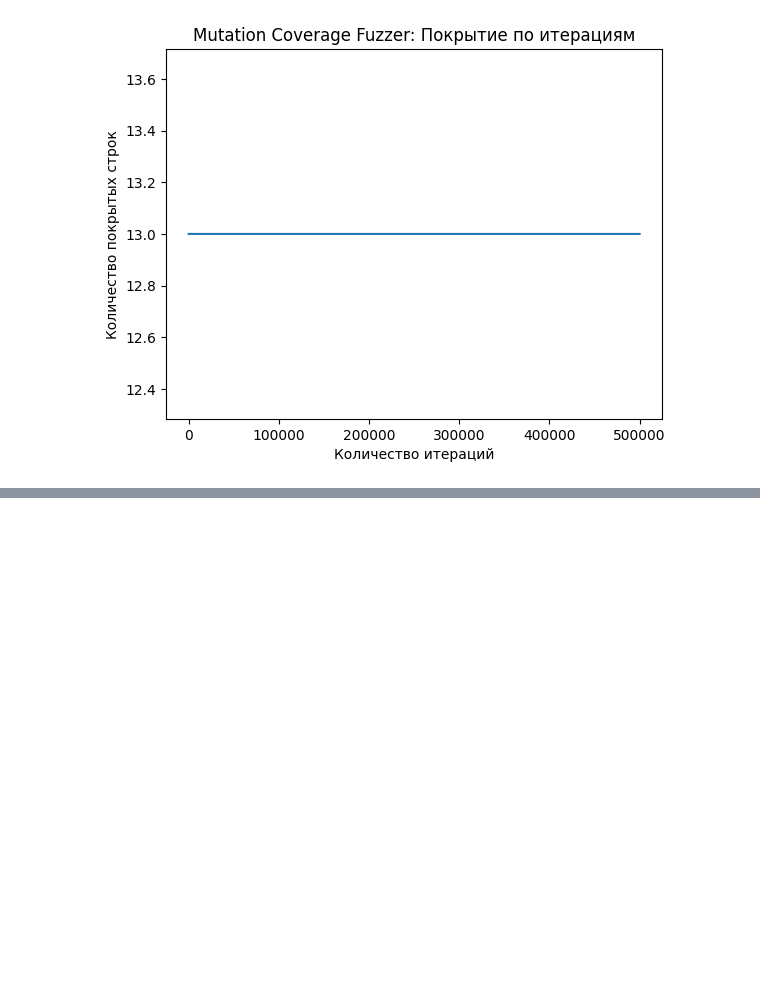
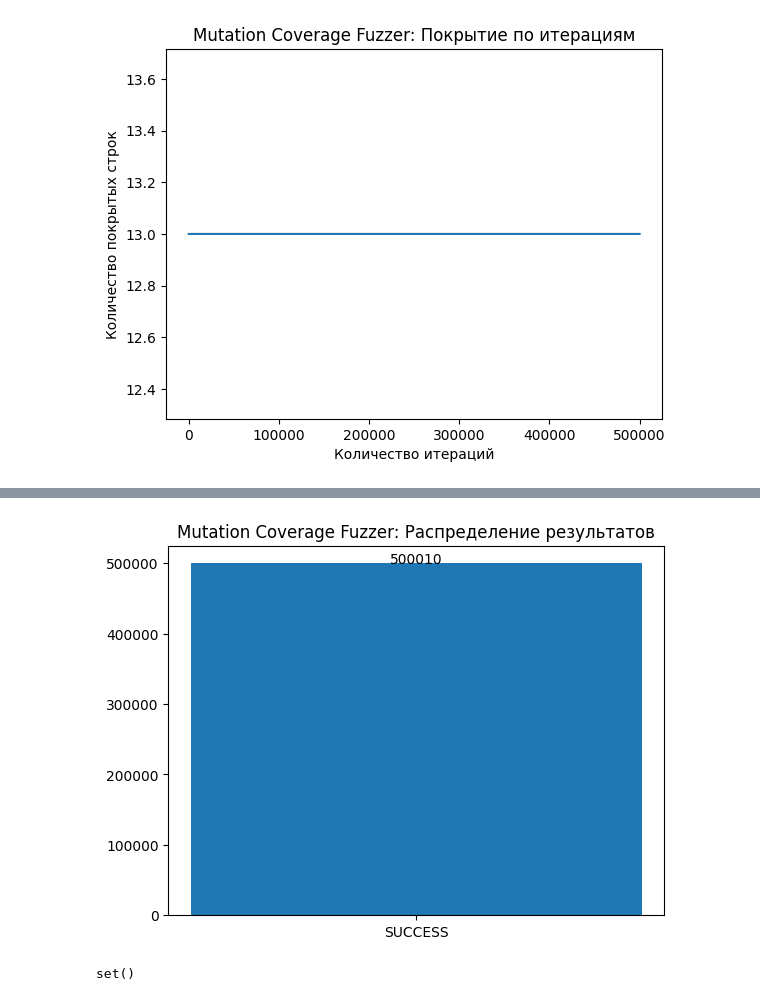
Before and after one commit to endygamedev/json-mutational-fuzzer, a Jupyter notebook: json-mutational-fuzzer.ipynb, the cells around one changed output, grey strips where cells are left out. Cells and saved outputs as stored; diff of their text form; code cells hidden in the pictures; blank space fills up the shorter version.

```diff
--- a/json-mutational-fuzzer.ipynb
+++ b/json-mutational-fuzzer.ipynb
@@ -243,8 +247,8 @@ class CoverageTacker:
         self.covered_lines = set()
         self.tracer = Tracer()
 
-        lines, start_line_number = getsourcelines(self.function)
-        self.lines = set(range(start_line_number, start_line_number + len(lines) + 1))
+        lines, start_line_number = getsourcelines(getmodule(self.function))
+        self.lines = set(range(start_line_number + 1, start_line_number + len(lines) + 2))
 
     def reset(self: Self) -> None:
         self.covered_lines.clear()
@@ -292,6 +292,7 @@ class Runner:
 
     def run(self: Self, *args, **kwargs) -> tuple[Any, RunnerStatus]:
         status = RunnerStatus.SUCCESS
+        result = None
         try:
             result = self.run_coverage(*args, **kwargs)
         except Exception as exception:
@@ -375,15 +376,12 @@ class MutationCoverageFuzzer:
         self.init()
 
     def mutate(self: Self, individual: str) -> str:
-        turn = randint(1, 3)
         mutation = Mutation(individual=individual, whitespaces=[" ", "\t", "\n", "\r"])
-        match turn:
-            case 1:
-                return mutation.remove_whitespace()
-            case 2:
-                return mutation.replace_whitespace()
-            case 3:
-                return mutation.wrap_with_whitespace()
+        return choice([
+            mutation.remove_whitespace,
+            mutation.replace_whitespace,
+            mutation.wrap_with_whitespace,
+        ])()
 
     def create_candidate(self: Self) -> str:
         candidate = choice(list(self.population))
@@ -473,0 +599,8 @@ plt.show()
+# %%
+mutation_coverage_fuzzer = CheatingMutationCoverageFuzzer(
+                                target=custom_parse,
+                                seed=initial_seeds,
+                                min_mutations=20,
+                                max_mutations=30,
+                                tries=500_000,
+                            )
@@ -473,0 +609,20 @@ plt.show()
+# %%
+x = list(map(lambda status: status.value, mutation_coverage_fuzzer.stats.keys()))
+y = list(mutation_coverage_fuzzer.stats.values())
+
+fig, ax = plt.subplots()
+ax.yaxis.get_major_formatter().set_scientific(False)
+ax.yaxis.get_major_formatter().set_useOffset(False)
+plt.title("Mutation Coverage Fuzzer: Распределение результатов")
+
+for index in range(len(x)):
+    plt.text(index, y[index] + 1, y[index], ha="center")
+
+plt.bar(x, y)
+plt.show()
+# %% [output]
+[figure, added]
+# %%
+mutation_coverage_fuzzer.failed_individuals
+# %% [output]
+set()
```
Also changed, not shown: parts of 23 cells of this notebook, 1 other file.
